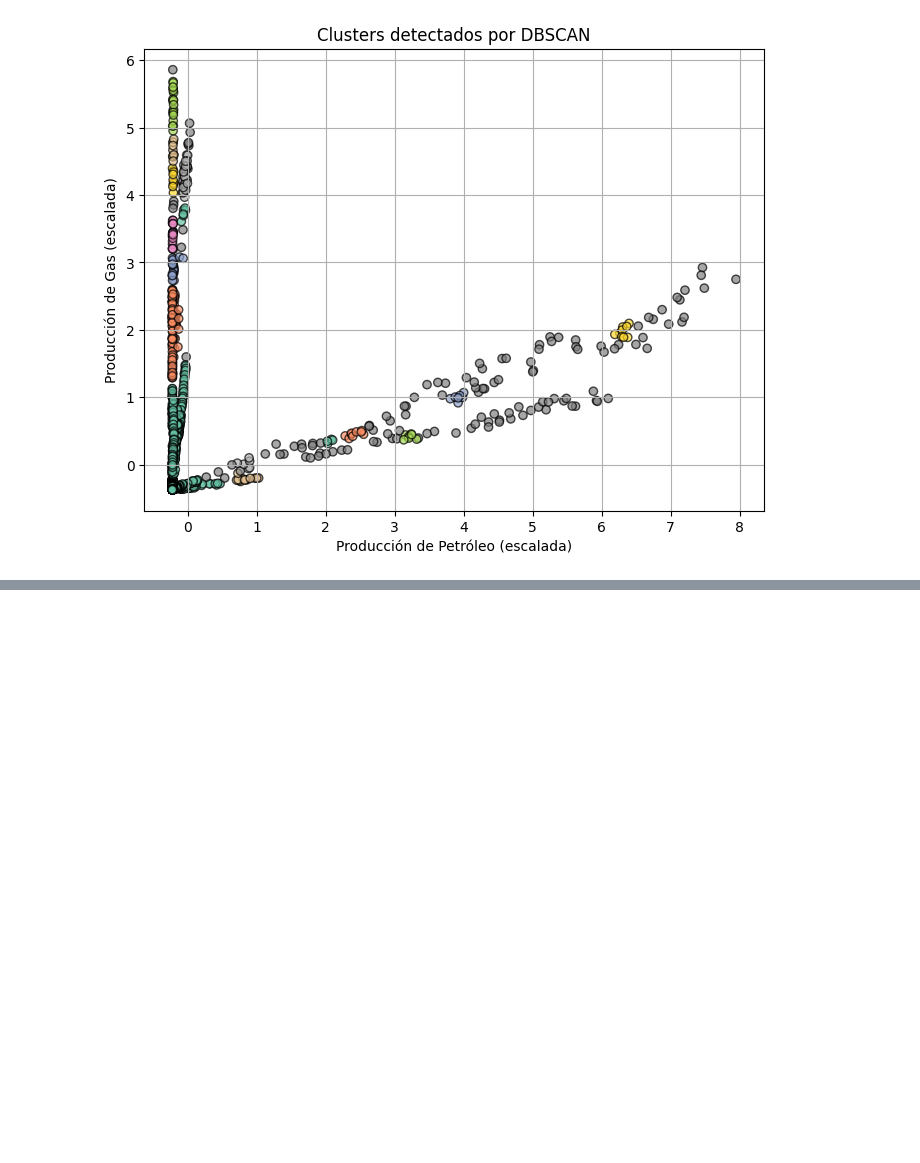
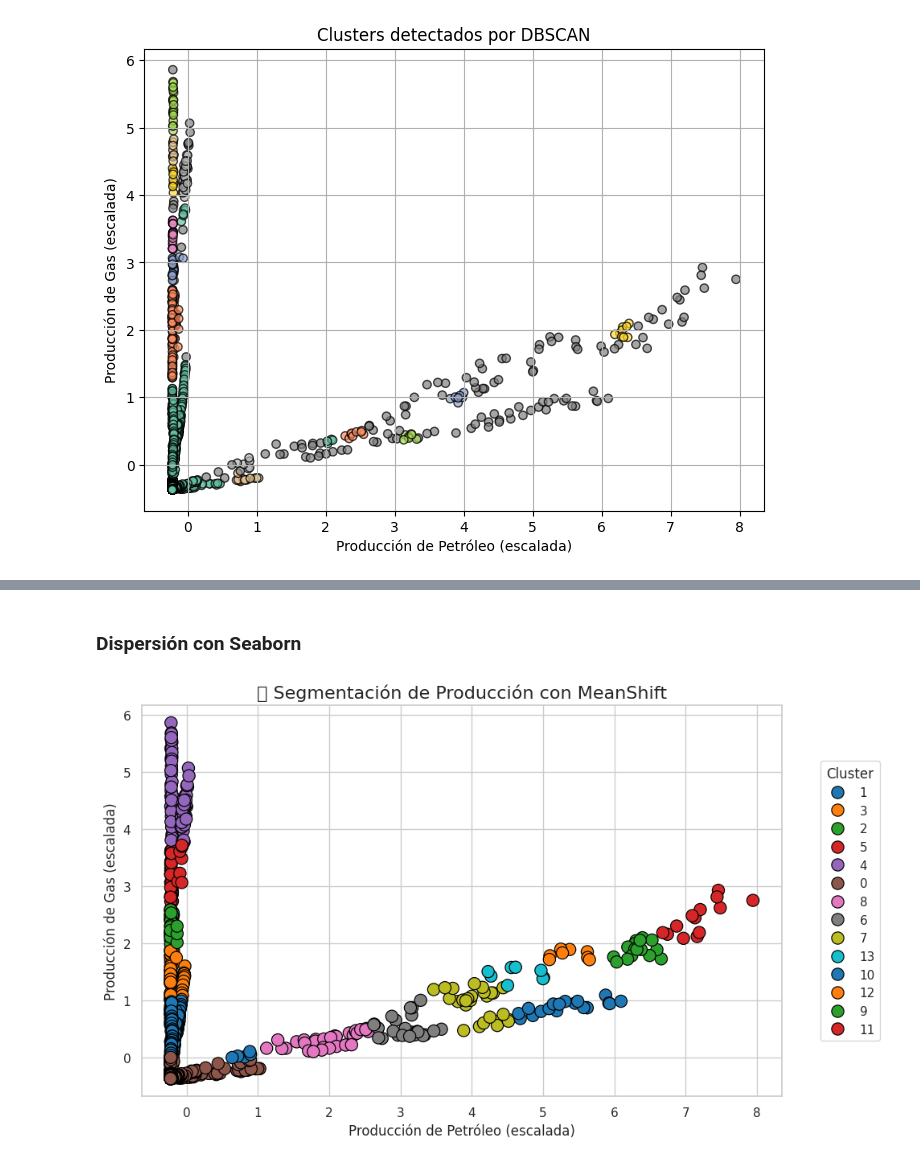
Before and after one commit to antonellafontanetto/Achivos-Extras, a Jupyter notebook: Modelo_no_supervisado.ipynb, the cells around one changed output, grey strips where cells are left out. Cells and saved outputs as stored; diff of their text form; code cells hidden in the pictures; blank space fills up the shorter version.

```diff
--- a/Modelo_no_supervisado.ipynb
+++ b/Modelo_no_supervisado.ipynb
@@ -533,0 +620,19 @@ plt.show()
+# %%
+import pandas as pd
+
+df = pd.DataFrame(X_scaled, columns=['Petroleo', 'Gas'])
+df['Cluster'] = labels_ms.astype(str)  # string para gráficos categóricos
+# %% [markdown]
+### Dispersión con Seaborn
+# %%
+plt.figure(figsize=(10, 6))
+sns.set(style="whitegrid")
+sns.scatterplot(data=df, x='Petroleo', y='Gas', hue='Cluster', palette='tab10', s=120, edgecolor='black')
+plt.title('📊 Segmentación de Producción con MeanShift', fontsize=16)
+plt.xlabel('Producción de Petróleo (escalada)', fontsize=12)
+plt.ylabel('Producción de Gas (escalada)', fontsize=12)
+plt.legend(title='Cluster', bbox_to_anchor=(1.05, 0.5), loc='center left')
+plt.tight_layout()
+plt.show()
+# %% [output]
+[figure, added]
```
Also changed, not shown: parts of 47 cells of this notebook.
